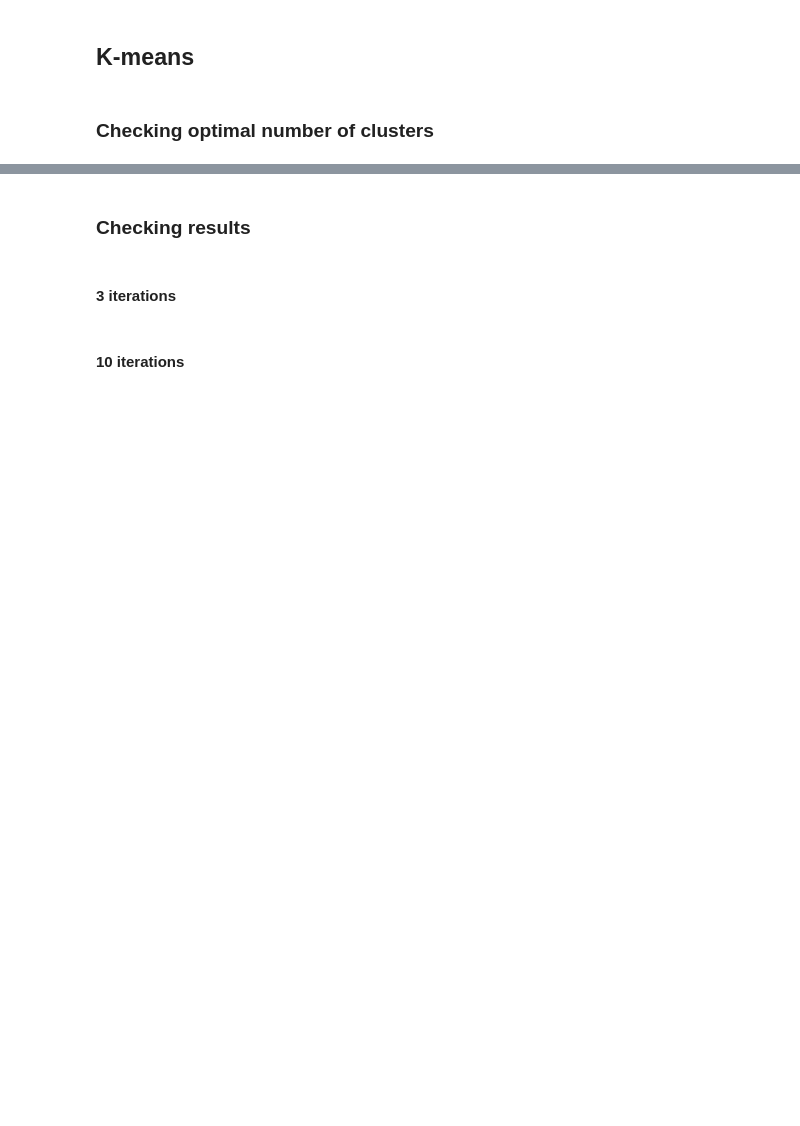
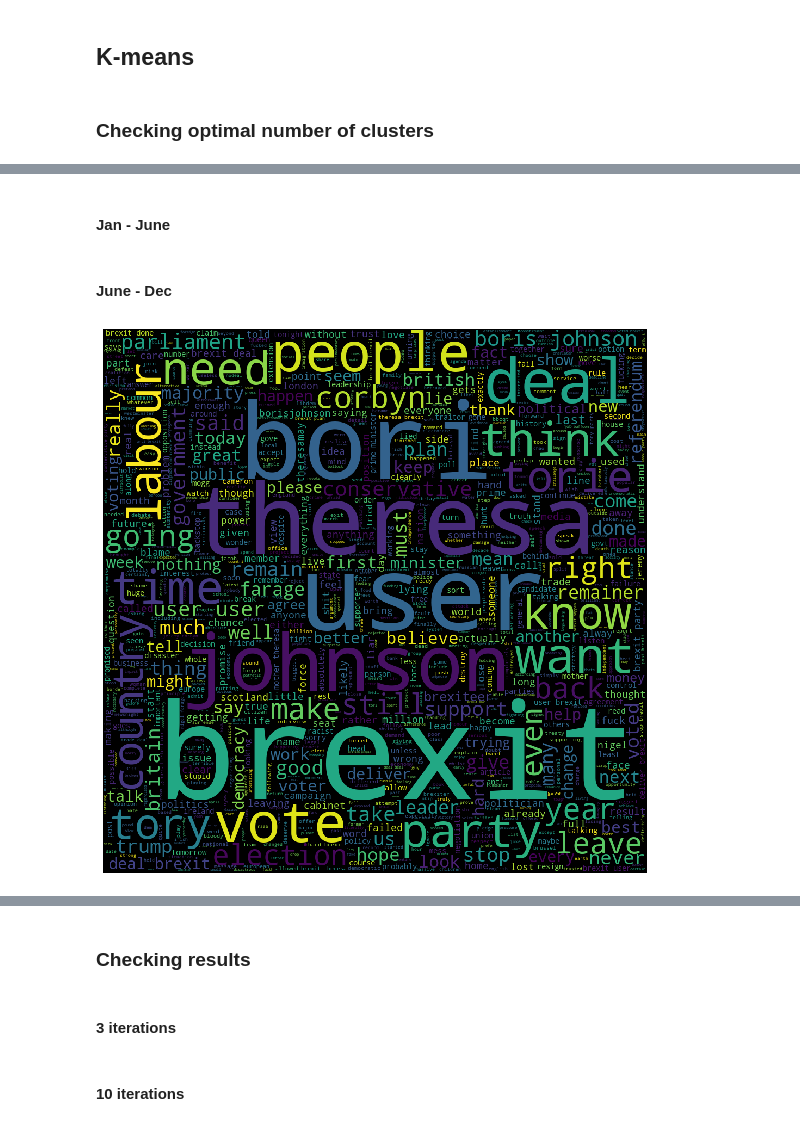
Before and after one commit to ta-data-lis/final-project, a Jupyter notebook: your-project/eda.ipynb, the cells around one changed output, grey strips where cells are left out. Saved outputs shown, nothing was run; the diff lists cells and outputs as text; code cells hidden in the pictures; blank space fills up the shorter version.

```diff
--- a/your-project/eda.ipynb
+++ b/your-project/eda.ipynb
@@ -267,3 +251,0 @@ df_mb['text_wturls'] = df_mb['text'].apply(clean_up)
-# %%
-df_mb['text_processed'] = df_mb['text'].apply(clean_up).apply(tokenize).apply(stem_and_lemmatize)\
-                       .apply(remove_stopwords)
@@ -274,2 +252,12 @@ df_mb['clean_text'] = [' '.join(map(str, l)) for l in df_mb['text_processed']]
-# %%
-df_mb['POSTags'] = pos_tag_sents(df_mb['clean_text'].apply(word_tokenize).tolist())
+# %%
+df_mb['text_wturls'] = df_mb['text'].apply(clean_up)
+df_mb['text_processed'] = df_mb['text'].apply(clean_up).apply(tokenize).apply(stem_and_lemmatize).apply(remove_stopwords)
+df_mb['clean_text'] = [' '.join(map(str, l)) for l in df_mb['text_processed']]
+
+may_df['text_wturls'] = may_df['text'].apply(clean_up)
+may_df['text_processed'] = may_df['text'].apply(clean_up).apply(tokenize).apply(stem_and_lemmatize).apply(remove_stopwords)
+may_df['clean_text'] = [' '.join(map(str, l)) for l in may_df['text_processed']]
+
+boris_df['text_wturls'] = boris_df['text'].apply(clean_up)
+boris_df['text_processed'] = boris_df['text'].apply(clean_up).apply(tokenize).apply(stem_and_lemmatize).apply(remove_stopwords)
+boris_df['clean_text'] = [' '.join(map(str, l)) for l in boris_df['text_processed']]
@@ -276,3 +282,5 @@ df_mb['POSTags'] = pos_tag_sents(df_mb['clean_text'].apply(word_tokenize).tolist
 # %%
-df_mb = df_mb[['date', 'month','text','text_wturls','text_processed','clean_text','pm', 'POSTags']]
+df_mb = df_mb[['date', 'month','text','text_wturls','text_processed','clean_text','pm']]
+may_df = may_df[['date', 'month','text','text_wturls','text_processed','clean_text','pm']]
+boris_df = boris_df[['date', 'month','text','text_wturls','text_processed','clean_text','pm']]
 # %%
@@ -331,3 +397,7 @@ df_mb['labels_tfid'] = clusters
+# %% [markdown]
+#### Jan - June
+# %% [markdown]
+#### June - Dec
 # %%
 df_mb[df_mb['pm'] == 'may']['labels'].value_counts()
 # %%
@@ -338,3 +408,12 @@ for i in range(3):
     print("Cluster {}: Words:".format(i))
     for ind in order_centroids[i, :10]:
         print('    %s' % feature_names[ind])
+# %%
+wc = WordCloud(height=1000, width=1000, max_words=1000).generate(" ".join(feature_names))
+
+plt.figure(figsize=(10, 10))
+plt.imshow(wc)
+plt.axis("off")
+plt.show()
+# %% [output]
+[figure, added]
```
Also changed, not shown: parts of 50 cells of this notebook.
